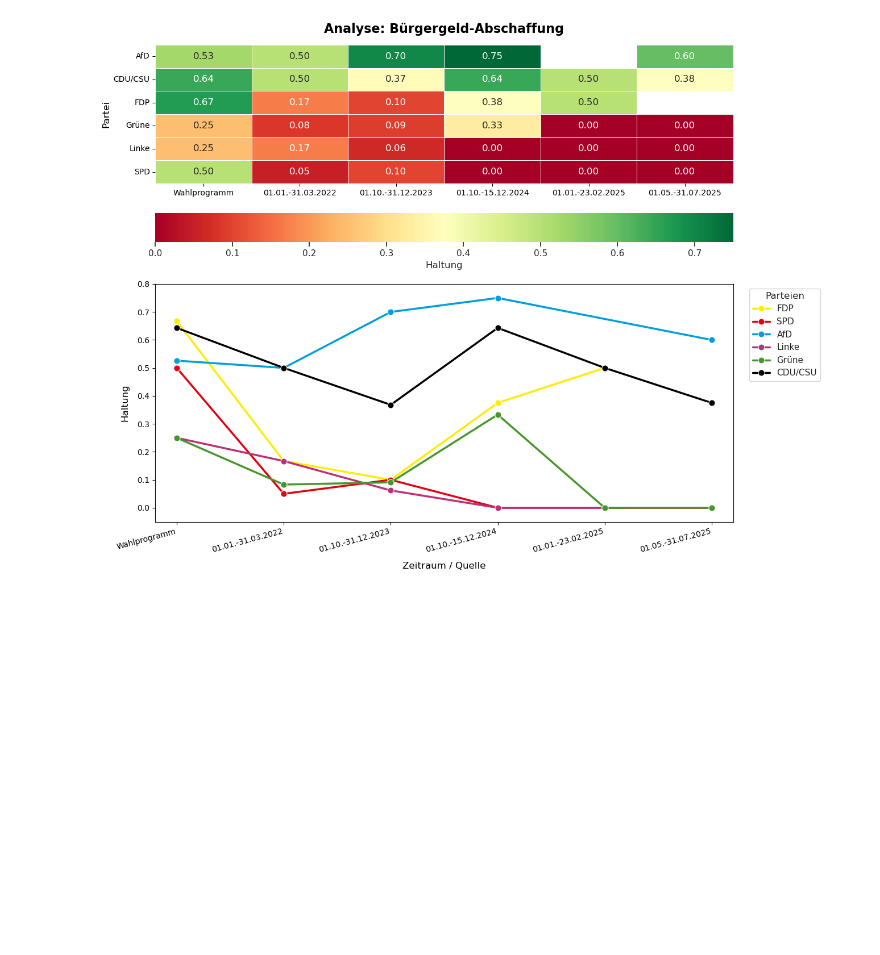
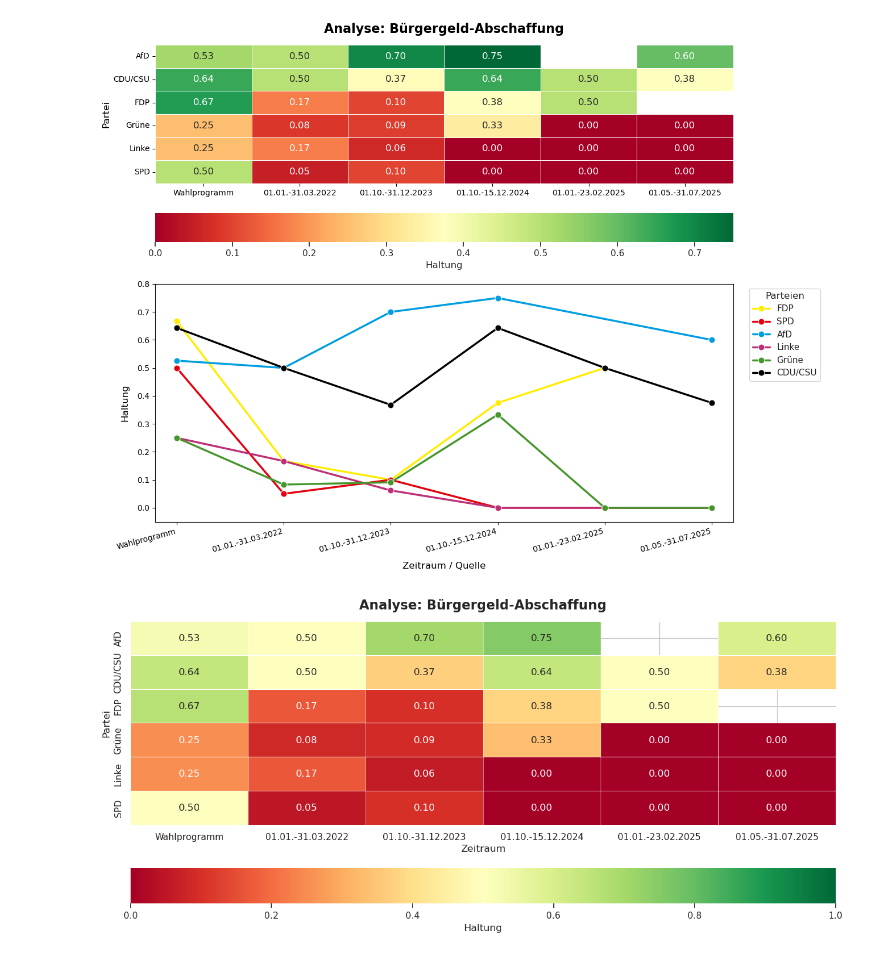
Before and after one commit to hlohr/masterarbeit_politische_konsistenz, a Jupyter notebook: codes/für Kapitel 6/Bürgergeld/Kapitel 6 Sachfragenkonsistenz_Bürgergeld.ipynb, the cells around one changed output. Saved outputs shown, nothing was run; the diff lists cells and outputs as text; code cells hidden in the pictures; blank space fills up the shorter version.

```diff
--- a/codes/für Kapitel 6/Bürgergeld/Kapitel 6 Sachfragenkonsistenz_Bürgergeld.ipynb
+++ b/codes/für Kapitel 6/Bürgergeld/Kapitel 6 Sachfragenkonsistenz_Bürgergeld.ipynb
@@ -2791,5 +2791,82 @@ plt.savefig('bürgergeld_kombigrafik.jpg', dpi=300, bbox_inches='tight')
 plt.show()
 # %% [output]
 [figure]
+# %%
+import matplotlib.pyplot as plt
+import seaborn as sns
+import pandas as pd
+import numpy as np
+
+# ==========================================
+# 1. DATEN BEREINIGEN & CHRONOLOGIE DEFINIEREN
+# ==========================================
+df_plot = df_gesamt.dropna(subset=['Netto_Haltung']).copy()
+
+# Hier legen wir die exakte chronologische Reihenfolge fest (wie in Ihrer X-Achse unten)
+zeitraum_reihenfolge = [
+    'Wahlprogramm',
+    '01.01.-31.03.2022',
+    '01.10.-31.12.2023',
+    '01.10.-15.12.2024',
+    '01.01.-23.02.2025',
+    '01.05.-31.07.2025'
+]
+
+# Die Spalte 'zeitraum' in eine feste Kategorie umwandeln und danach sortieren
+df_plot['zeitraum'] = pd.Categorical(df_plot['zeitraum'], categories=zeitraum_reihenfolge, ordered=True)
+df_plot = df_plot.sort_values('zeitraum')
+
+# ==========================================
+# 2. MATRIX FÜR DIE HEATMAP ERSTELLEN
+# ==========================================
+# Durch die obige Categorical-Umwandlung ist die Heatmap nun AUTOMATISCH richtig sortiert!
+df_heatmap = df_plot.pivot(index='partei', columns='zeitraum', values='Netto_Haltung')
+
+# Optionale Sortierung der Parteien von oben nach unten beibehalten
+partei_reihenfolge = ['AfD', 'CDU/CSU', 'FDP', 'Grüne', 'Linke', 'SPD']
+vorhandene_parteien = [p for p in partei_reihenfolge if p in df_heatmap.index]
+df_heatmap = df_heatmap.reindex(vorhandene_parteien)
+
+# 3. Farbedefinitionen festlegen
+partei_farben = {
+    'CDU/CSU': '#000000', 'SPD': '#E3000F', 'Grüne': '#46962B',
+    'FDP': '#FFED00', 'Linke': '#BE3075', 'AfD': '#009EE0'
+}
+
+# ==========================================
+# 4. GRAFIK FÜR EINEN EINZELNEN PLOT ANLEGEN
+# ==========================================
+# Hier erstellen wir nur noch eine "fig" und ein "ax" (ohne Subplots)
+fig, ax = plt.subplots(figsize=(13, 6)) # Höhe von 10 auf 6 reduziert, da 1 Plot reicht
+sns.set_theme(style="whitegrid")
+
+# ==========================================
+# TEIL 1: DIE HEATMAP
+# ==========================================
+v_min, v_max = df_plot['Netto_Haltung'].min(), df_plot['Netto_Haltung'].max()
+
+sns.heatmap(
+    df_heatmap,
+    ax=ax,                    # Hier nutzen wir das einzelne 'ax'
+    cmap='RdYlGn',            # Rot-Gelb-Grün Farbverlauf
+    annot=True,               # Werte in den Kästchen anzeigen
+    fmt=".2f",                # 2 Nachkommastellen
+    linewidths=.5,            # Dünne Trennlinien zwischen Kästchen
+    cbar_kws={'label': 'Haltung', 'orientation': 'horizontal', 'pad': 0.15},
+    vmin=0.0,                 # Fester Startwert der Farbskala
+    vmax=1.0                  # Fester Endwert der Farbskala
+)
+ax.set_title('Analyse: Bürgergeld-Abschaffung', fontsize=16, pad=15, fontweight='bold')
+ax.set_xlabel('Zeitraum', fontsize=12) # X-Achsen-Label wieder hinzugefügt
+ax.set_ylabel('Partei', fontsize=12)
+
+# ==========================================
+# SPEICHERN & ANZEIGEN
+# ==========================================
+plt.tight_layout()
+plt.savefig('bürgergeld_heatmap.jpg', dpi=300, bbox_inches='tight')
+plt.show()
+# %% [output]
+[figure, added]
 # %%
 # ENDE
```
Also changed, not shown: 23 other files.
